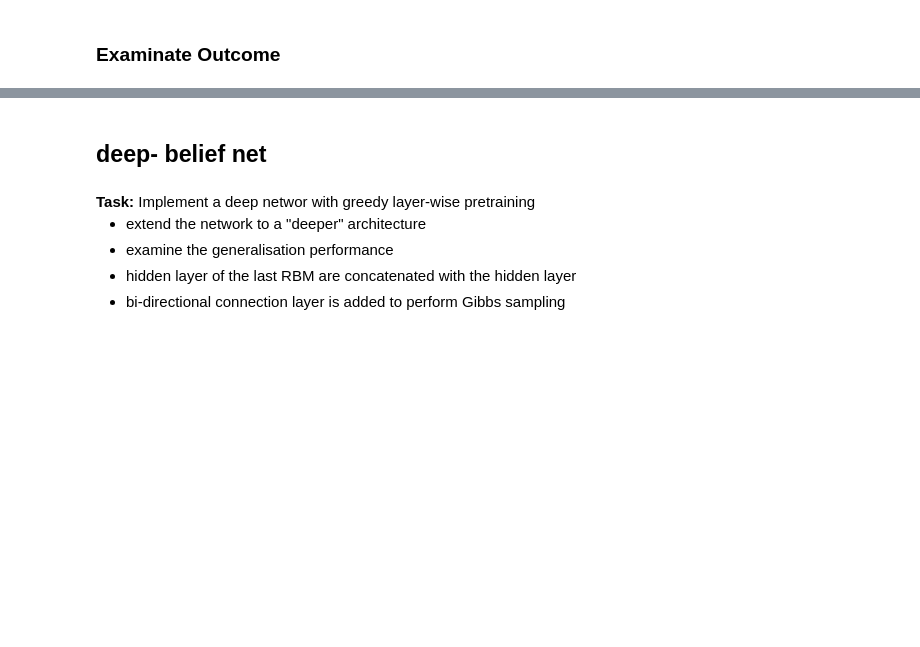
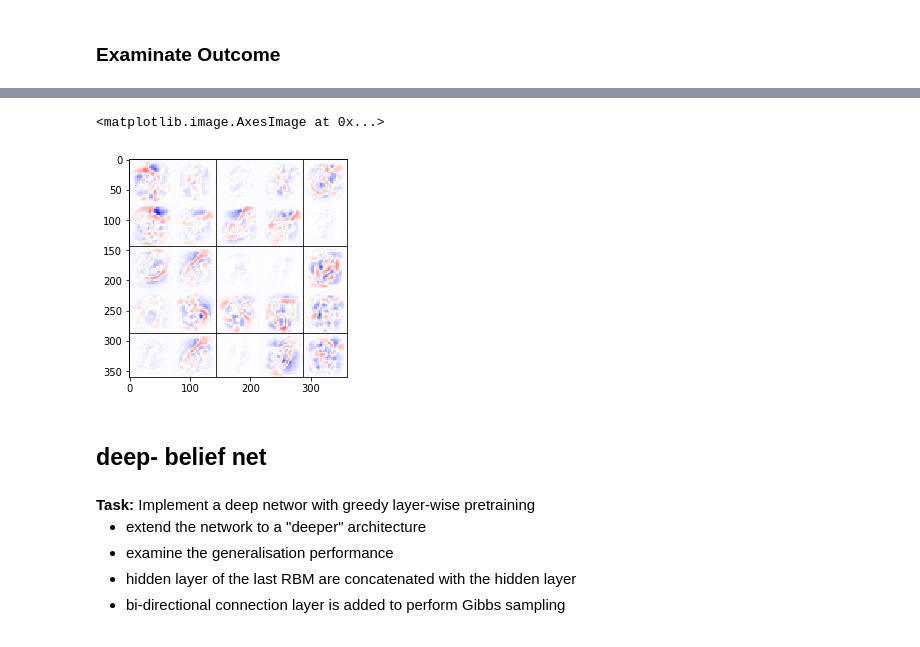
Before and after one commit to breno-aberle/ANN_Lab4, a Jupyter notebook: ann_lab4-rb.ipynb, the cells around one changed output, grey strips where cells are left out. Drawn from its saved outputs; the diff is of its cells as text; code cells hidden in the pictures; blank space fills up the shorter version.

```diff
--- a/ann_lab4-rb.ipynb
+++ b/ann_lab4-rb.ipynb
@@ -329,6 +228,9 @@ plt.imshow(img)
 # %%
-img = mpimg.imread('rf.iter040000.png')
+img = mpimg.imread('rf.iter005000.png')
 plt.imshow(img)
+# %% [output]
+<matplotlib.image.AxesImage at 0x...>
+[figure, added]
 # %% [markdown]
 ## deep- belief net
 # %% [markdown]
```
Also changed, not shown: parts of 28 cells of this notebook, 2 other files.
